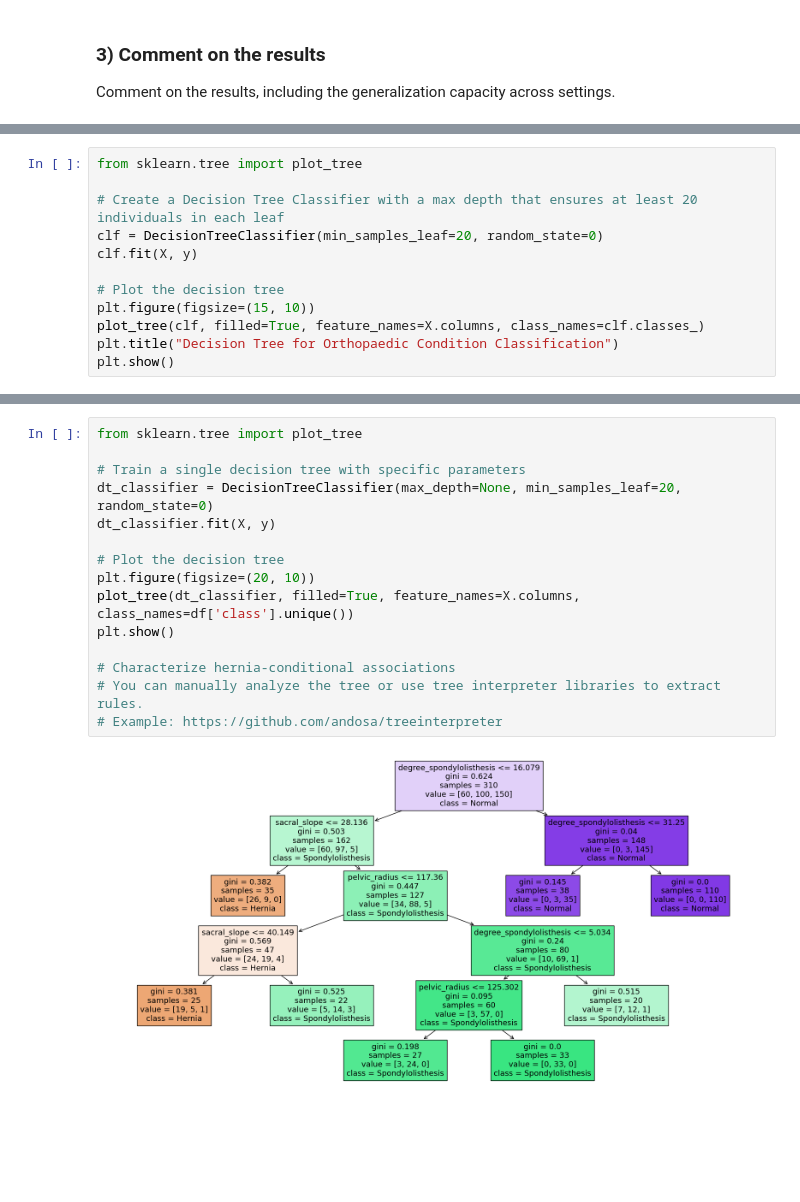
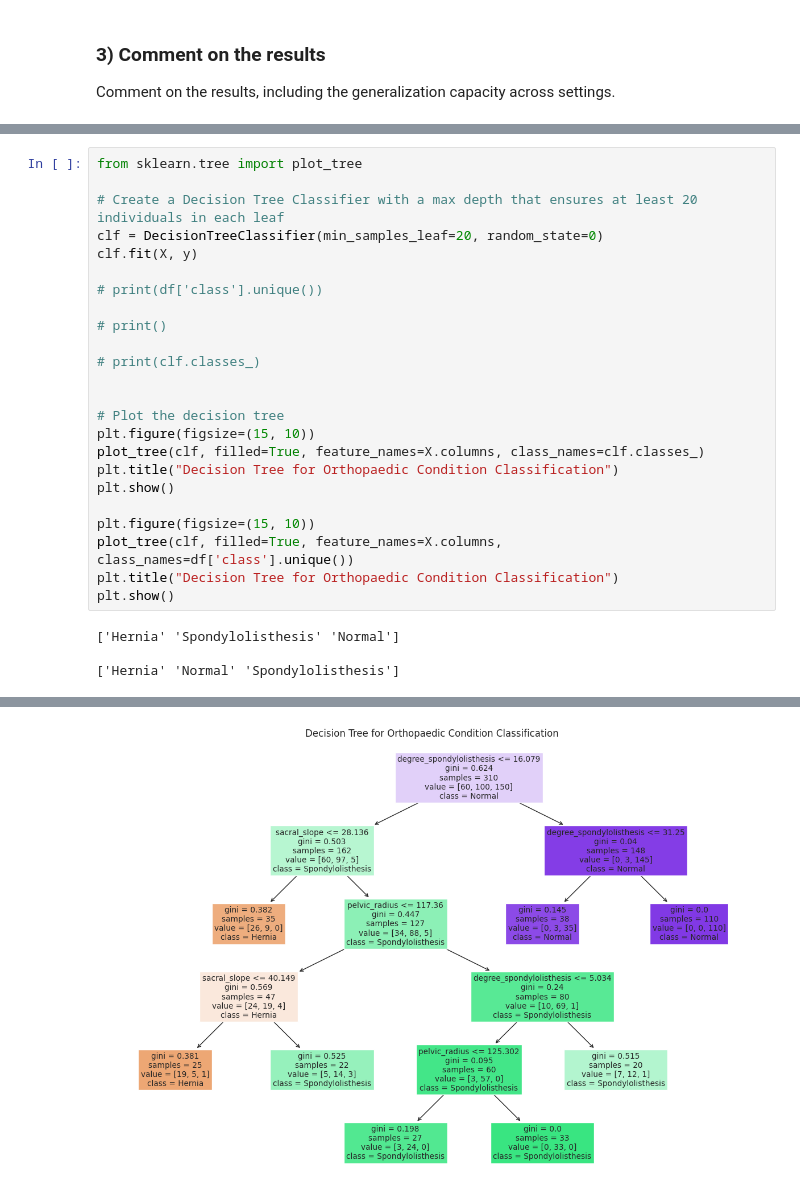
Before and after one commit to ana-mc-almeida/leic, a Jupyter notebook: Aprendizagem/Homework1/Programming.ipynb, the cells around one changed output, grey strips where cells are left out. Drawn from its saved outputs; the diff is of its cells as text; blank space fills up the shorter version.

```diff
--- a/Aprendizagem/Homework1/Programming.ipynb
+++ b/Aprendizagem/Homework1/Programming.ipynb
@@ -189,31 +148,30 @@ ii. Characterize a hernia condition by identifying the hernia-conditional associ
 # %%
 from sklearn.tree import plot_tree
 
 # Create a Decision Tree Classifier with a max depth that ensures at least 20 individuals in each leaf
 clf = DecisionTreeClassifier(min_samples_leaf=20, random_state=0)
 clf.fit(X, y)
 
+# print(df['class'].unique())
+
+# print()
+
+# print(clf.classes_)
+
+
 # Plot the decision tree
 plt.figure(figsize=(15, 10))
 plot_tree(clf, filled=True, feature_names=X.columns, class_names=clf.classes_)
 plt.title("Decision Tree for Orthopaedic Condition Classification")
 plt.show()
+
+plt.figure(figsize=(15, 10))
+plot_tree(clf, filled=True, feature_names=X.columns, class_names=df['class'].unique())
+plt.title("Decision Tree for Orthopaedic Condition Classification")
+plt.show()
 # %% [output]
+['Hernia' 'Spondylolisthesis' 'Normal']
+
+['Hernia' 'Normal' 'Spondylolisthesis']
 [figure]
+[figure, added]
-# %%
-from sklearn.tree import plot_tree
-
-# Train a single decision tree with specific parameters
-dt_classifier = DecisionTreeClassifier(max_depth=None, min_samples_leaf=20, random_state=0)
-dt_classifier.fit(X, y)
-
-# Plot the decision tree
-plt.figure(figsize=(20, 10))
-plot_tree(dt_classifier, filled=True, feature_names=X.columns, class_names=df['class'].unique())
-plt.show()
-
-# Characterize hernia-conditional associations
-# You can manually analyze the tree or use tree interpreter libraries to extract rules.
-# Example: https://github.com/andosa/treeinterpreter
-# %% [output]
-[figure, removed]
```
Also changed, not shown: parts of 7 cells of this notebook.
